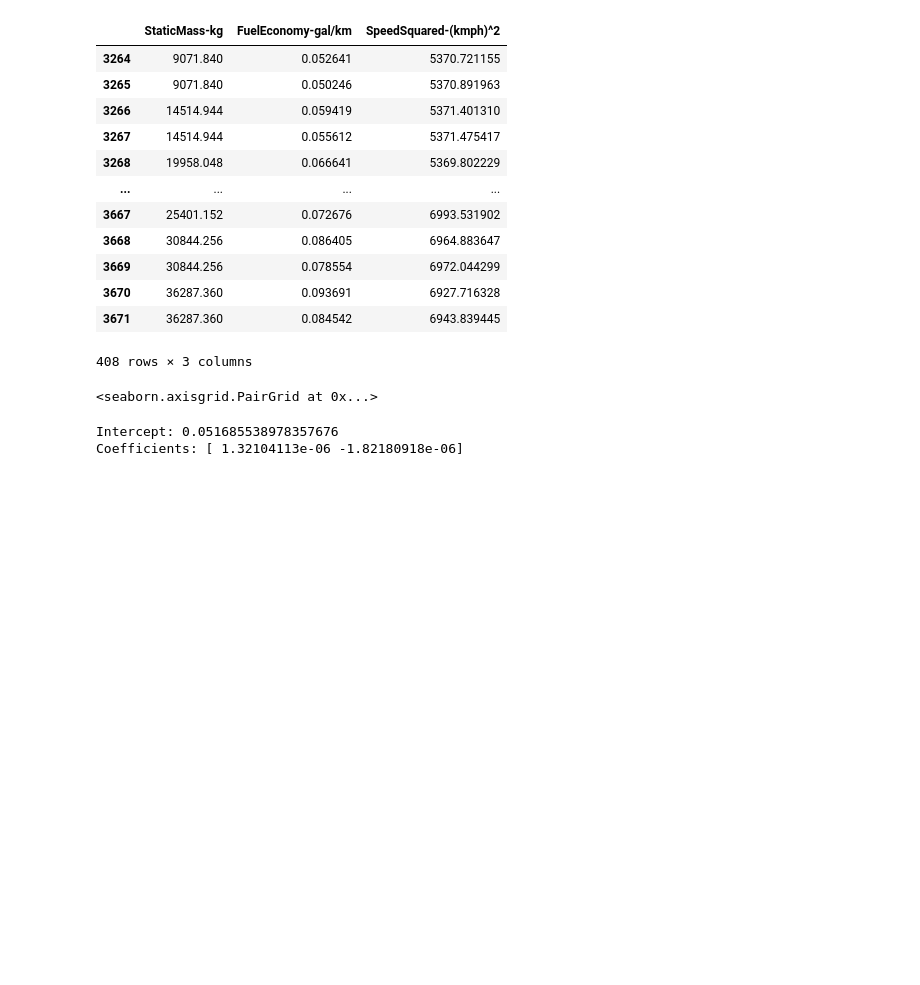
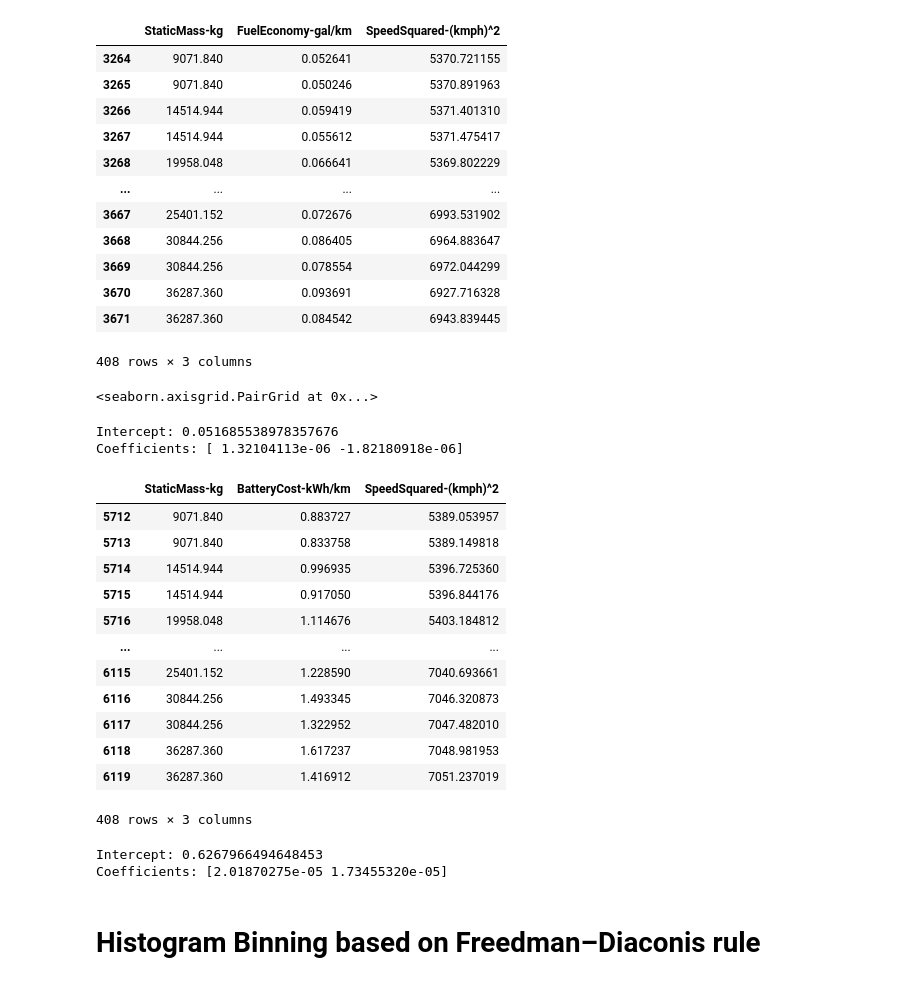
Before and after one commit to Chrislai502/DOETrucksMeeting, a Jupyter notebook: Scott/OLS_6_28/OLS.ipynb, the cells around one changed output. Cells and saved outputs as stored; diff of their text form; code cells hidden in the pictures; blank space fills up the shorter version.

```diff
--- a/Scott/OLS_6_28/OLS.ipynb
+++ b/Scott/OLS_6_28/OLS.ipynb
@@ -572,3 +707,37 @@ plt.show()
 # fig.suptitle('Multi-Linear Regression Model Visualization ($R^2 = %.2f$)' % r2, fontsize=15, color='k')
 
 # fig.tight_layout()
+# %%
+# BEV
+################## Params #########################
+data = bev
+energy = 'BatteryCost-kWh/km'
+data
+# %% [output]
+|  | StaticMass-kg | BatteryCost-kWh/km | SpeedSquared-(kmph)^2 |
+| 5712 | 9071.840 | 0.883727 | 5389.053957 |
+| 5713 | 9071.840 | 0.833758 | 5389.149818 |
+| 5714 | 14514.944 | 0.996935 | 5396.725360 |
+| 5715 | 14514.944 | 0.917050 | 5396.844176 |
+| 5716 | 19958.048 | 1.114676 | 5403.184812 |
+| ... | ... | ... | ... |
+| 6115 | 25401.152 | 1.228590 | 7040.693661 |
+| 6116 | 30844.256 | 1.493345 | 7046.320873 |
+| 6117 | 30844.256 | 1.322952 | 7047.482010 |
+| 6118 | 36287.360 | 1.617237 | 7048.981953 |
+| 6119 | 36287.360 | 1.416912 | 7051.237019 |
+408 rows × 3 columns
+# %%
+# Set independent and dependent variables
+X = data[['StaticMass-kg', 'SpeedSquared-(kmph)^2']]
+y = data[energy]
+
+# Initialize model from sklearn and fit it into our data
+regr = linear_model.LinearRegression()
+model = regr.fit(X, y)
+
+print('Intercept:', model.intercept_)
+print('Coefficients:', model.coef_)
+# %% [output]
+Intercept: 0.6267966494648453
+Coefficients: [2.01870275e-05 1.73455320e-05]
@@ -574,0 +781,2 @@ plt.show()
+# %% [markdown]
+# Histogram Binning based on Freedman–Diaconis rule
```
Also changed, not shown: parts of 20 cells of this notebook, 11 other files.
